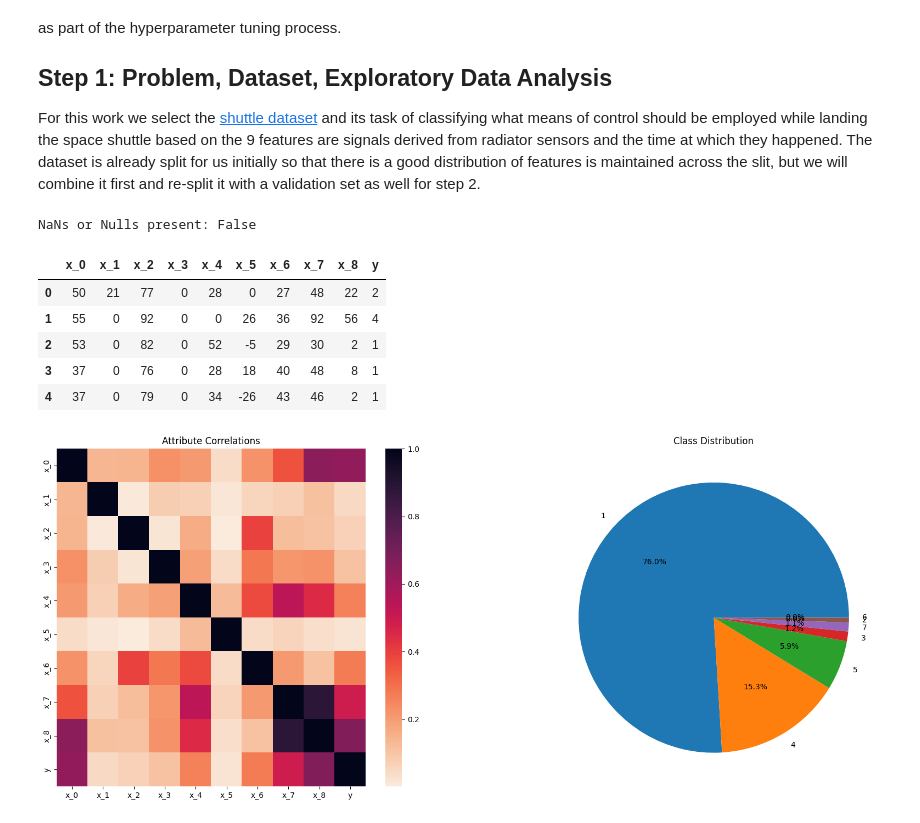
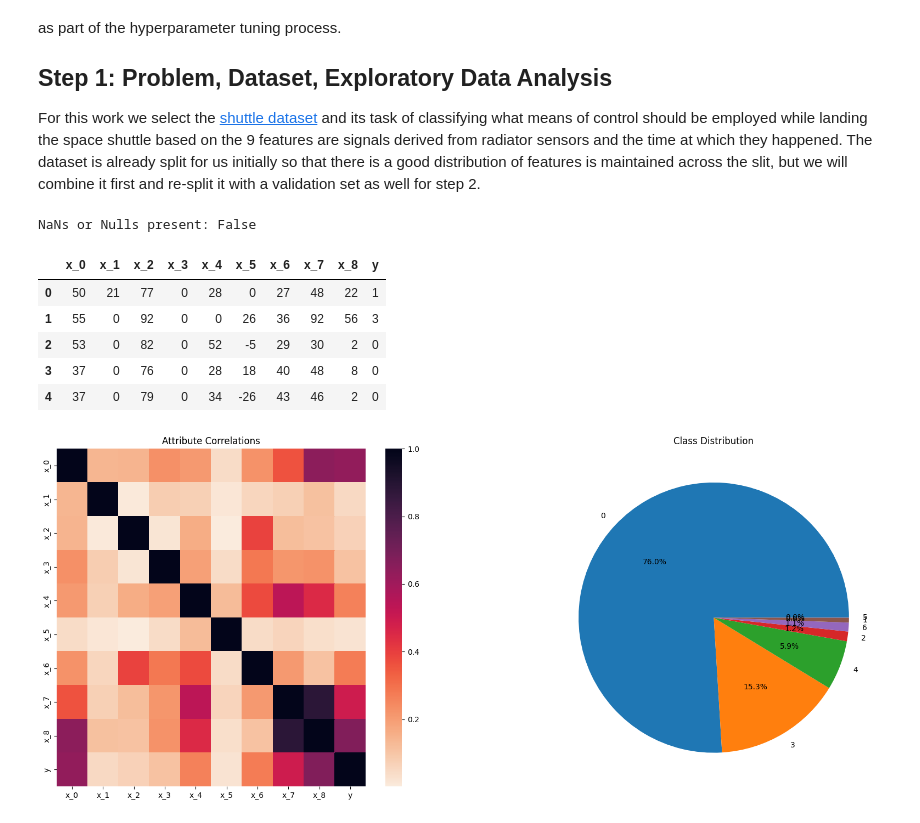
Before and after one commit to James-Oswald/CSCI-6962-Projects-in-ML-AI, a Jupyter notebook: hw3/hw3.ipynb, the cells around one changed output. Cells and saved outputs as stored; diff of their text form; code cells hidden in the pictures.

```diff
--- a/hw3/hw3.ipynb
+++ b/hw3/hw3.ipynb
@@ -58,28 +58,29 @@ For this work we select the [shuttle dataset](https://archive.ics.uci.edu/ml/dat
 # %%
 import pandas as pd
 
 #create our column names
 feature_names = [f"x_{i}" for i in range(9)]
 col_names = feature_names + ["y"]
 
 #get our split datasets
 old_testing = pd.read_csv("./data/shuttle.trn", names=col_names, sep=" ")
 old_training = pd.read_csv("./data/sat.tst", names=col_names, sep=" ")
 
 #combine them into a single dataset for exploratory data analysis.
 data = pd.concat([old_testing, old_training])
+data["y"] = data["y"] - 1
 
 #print if we have any NaNs or nulls in the dataset
 print("NaNs or Nulls present: " + str(data.isnull().values.any()))
 data.head()
 # %% [output]
 NaNs or Nulls present: False
 |  | x_0 | x_1 | x_2 | x_3 | x_4 | x_5 | x_6 | x_7 | x_8 | y |
-| 0 | 50 | 21 | 77 | 0 | 28 | 0 | 27 | 48 | 22 | 2 |
-| 1 | 55 | 0 | 92 | 0 | 0 | 26 | 36 | 92 | 56 | 4 |
-| 2 | 53 | 0 | 82 | 0 | 52 | -5 | 29 | 30 | 2 | 1 |
-| 3 | 37 | 0 | 76 | 0 | 28 | 18 | 40 | 48 | 8 | 1 |
-| 4 | 37 | 0 | 79 | 0 | 34 | -26 | 43 | 46 | 2 | 1 |
+| 0 | 50 | 21 | 77 | 0 | 28 | 0 | 27 | 48 | 22 | 1 |
+| 1 | 55 | 0 | 92 | 0 | 0 | 26 | 36 | 92 | 56 | 3 |
+| 2 | 53 | 0 | 82 | 0 | 52 | -5 | 29 | 30 | 2 | 0 |
+| 3 | 37 | 0 | 76 | 0 | 28 | 18 | 40 | 48 | 8 | 0 |
+| 4 | 37 | 0 | 79 | 0 | 34 | -26 | 43 | 46 | 2 | 0 |
 # %%
 from turtle import title
 import matplotlib.pyplot as plt
```
Also changed, not shown: parts of 20 cells of this notebook.
